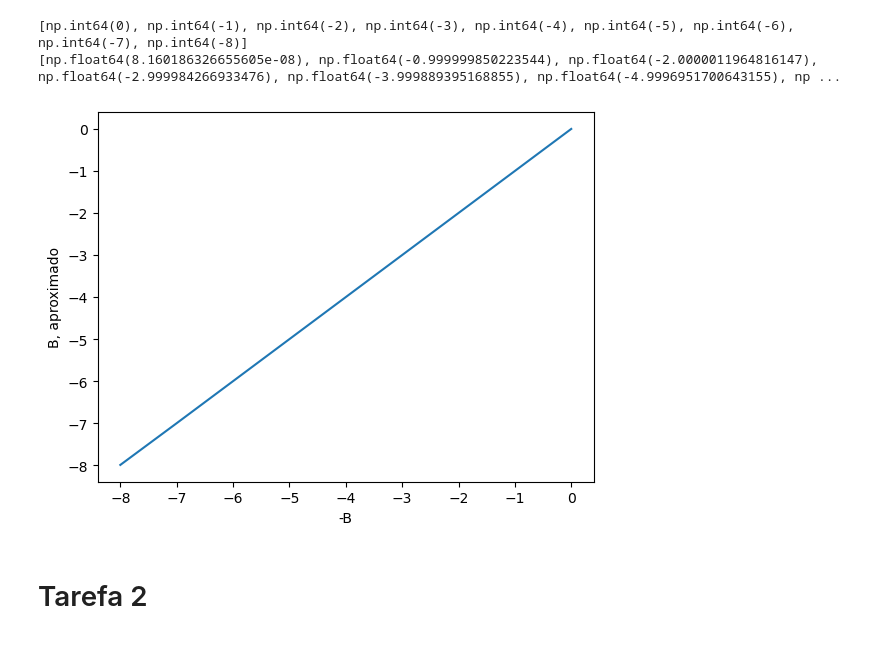
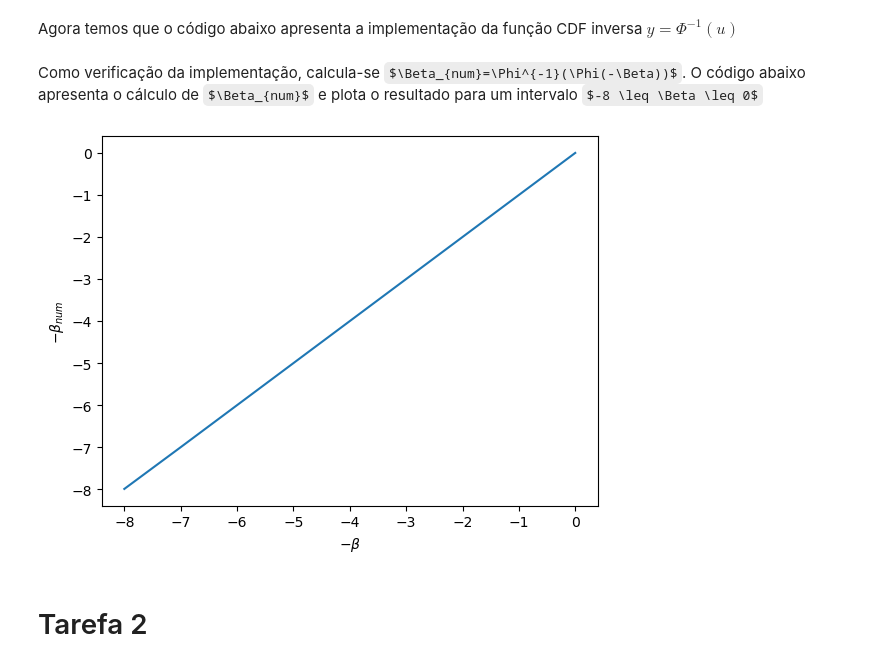
Before and after one commit to Gabrielsssilverio/Confiabilidade, a Jupyter notebook: Lista_tarefas.ipynb, the cells around one changed output. Drawn from its saved outputs; the diff is of its cells as text; code cells hidden in the pictures; some formulas as TeX source.

```diff
--- a/Lista_tarefas.ipynb
+++ b/Lista_tarefas.ipynb
@@ -64,3 +70,5 @@ plt.show()
+# %% [markdown]
+Agora temos que o código abaixo apresenta a implementação da função CDF inversa $y=\Phi^{-1}(u)$
 # %%
 # Formulação da função inversa
 
@@ -80,34 +88,32 @@ def y_1 (u):
 def y_2 (u):
     z = np.sqrt(np.log (1 / ((1 - u) ** 2)))
     return z + ((p[0] + z * (p[1] + z * (p[2] + z * (p[3] + z * (p[4]))))) / (q[0] + z * (q[1] + z * (q[2] + z * (q[3] + z * (q[4]))))))
+# %% [markdown]
+Como verificação da implementação, calcula-se $\Beta_{num}=\Phi^{-1}(\Phi(-\Beta))$. O código abaixo apresenta o cálculo de $\Beta_{num}$ e plota o resultado para um intervalo $-8 \leq \Beta \leq 0$
 # %%
 # Verificação da implementação
 
 vetor_beta = []
 vetor_beta_aprox = []
 
 for i in np.arange (0, 9, 1):
     w_calc = w(i)
     z_calc = z(w_calc)
     vetor_beta.append(-1 * i)
     result = 1- phi_pos(z_calc, i)
     if result > 0:
         if result <= 0.5:
             inverse_result = y_1(result)
         else:
             inverse_result = y_2(result)
         vetor_beta_aprox.append(inverse_result)
 
-print(vetor_beta)
-print(vetor_beta_aprox)
 plt.plot(vetor_beta, vetor_beta_aprox)
-plt.xlabel('-B')
-plt.ylabel('B, aproximado')
+plt.xlabel('$-\\beta$')
+plt.ylabel('$-\\beta_{num}$')
 plt.show()
 # %% [output]
-[np.int64(0), np.int64(-1), np.int64(-2), np.int64(-3), np.int64(-4), np.int64(-5), np.int64(-6), np.int64(-7), np.int64(-8)]
-[np.float64(8.160186326655605e-08), np.float64(-0.999999850223544), np.float64(-2.0000011964816147), np.float64(-2.999984266933476), np.float64(-3.999889395168855), np.float64(-4.9996951700643155), np ...
-[figure, old version]
+[figure, new version]
 # %% [markdown]
 # Tarefa 2
 # %%
```
Also changed, not shown: parts of 5 cells of this notebook, 1 other file.
